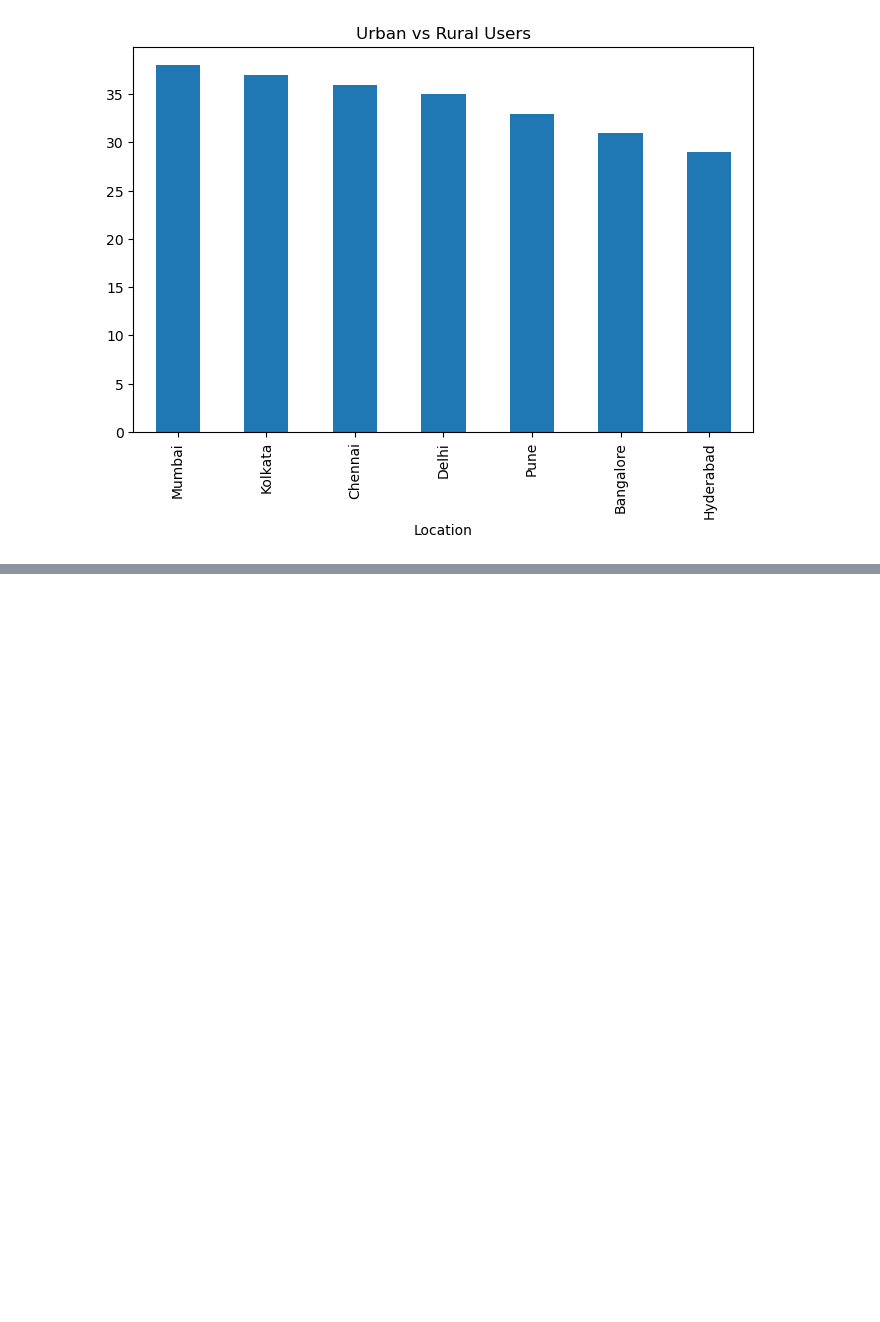
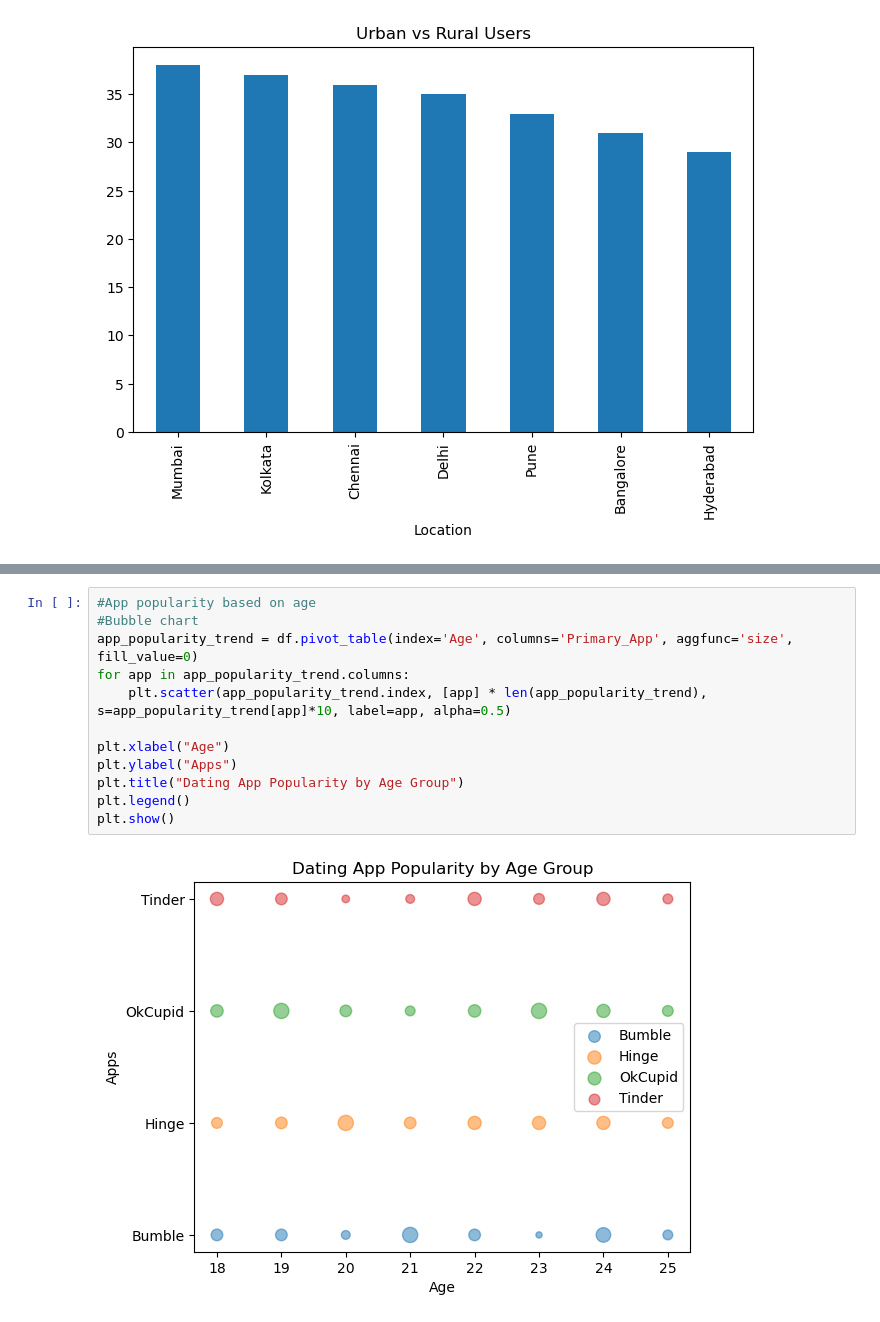
Before and after one commit to Kofi-Yankson/ML-EDA, a Jupyter notebook: version1.ipynb, the cells around one changed output, grey strips where cells are left out. Saved outputs shown, nothing was run; the diff lists cells and outputs as text; blank space fills up the shorter version.

```diff
--- a/version1.ipynb
+++ b/version1.ipynb
@@ -270,0 +307,14 @@ plt.show()
+# %%
+#App popularity based on age
+#Bubble chart
+app_popularity_trend = df.pivot_table(index='Age', columns='Primary_App', aggfunc='size', fill_value=0)
+for app in app_popularity_trend.columns:
+    plt.scatter(app_popularity_trend.index, [app] * len(app_popularity_trend), s=app_popularity_trend[app]*10, label=app, alpha=0.5)
+
+plt.xlabel("Age")
+plt.ylabel("Apps")
+plt.title("Dating App Popularity by Age Group")
+plt.legend()
+plt.show()
+# %% [output]
+[figure, added]
```
Also changed, not shown: parts of 5 cells of this notebook.
